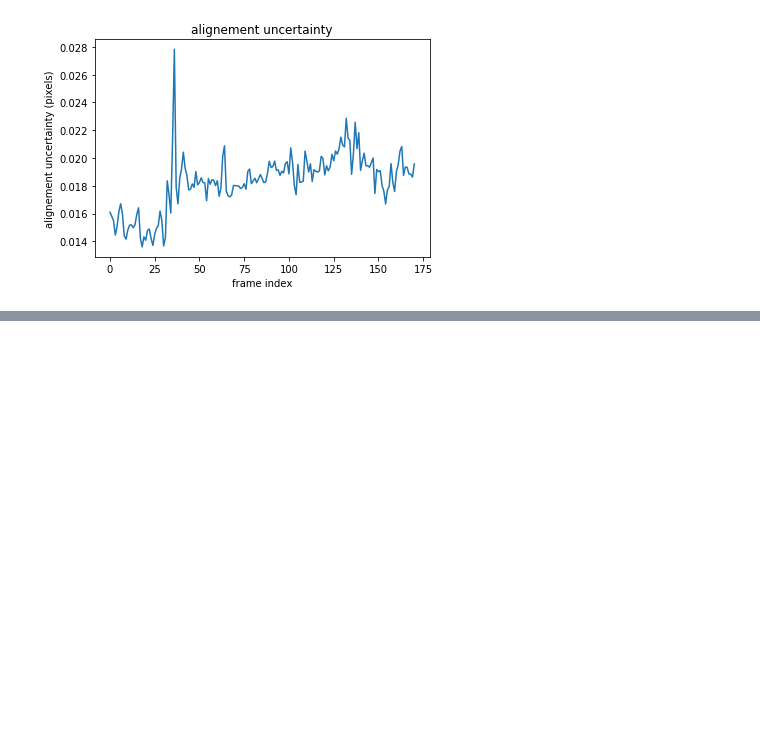
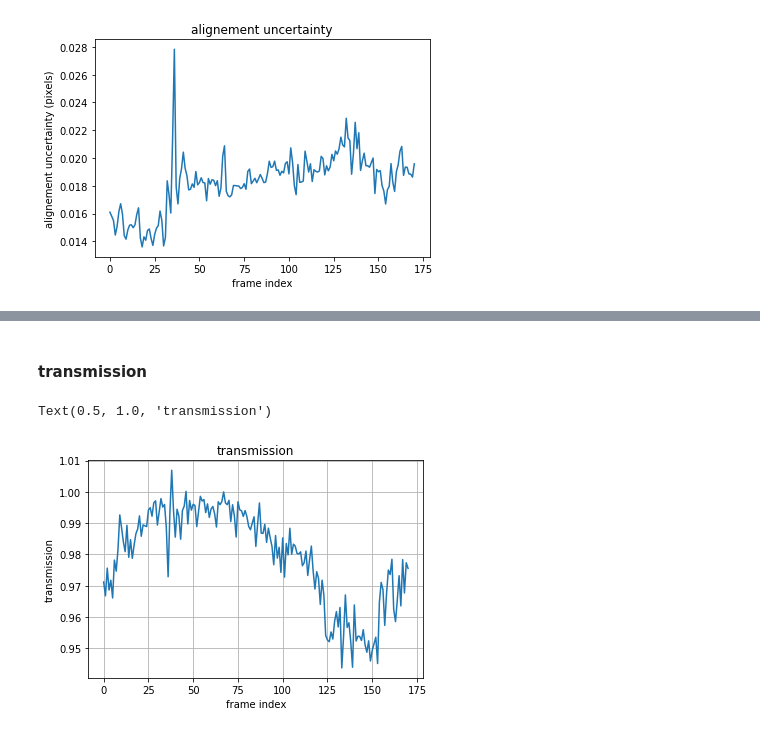
Before and after one commit to thomasorb/orbs, a Jupyter notebook: docs/science_cube.ipynb, the cells around one changed output, grey strips where cells are left out. Drawn from its saved outputs; the diff is of its cells as text; code cells hidden in the pictures; blank space fills up the shorter version.

```diff
--- a/docs/science_cube.ipynb
+++ b/docs/science_cube.ipynb
@@ -99,0 +106,14 @@ Text(0.5, 1.0, 'alignement uncertainty')
+# %% [markdown]
+#### transmission
+# %%
+import orb.utils.io
+import pylab as pl
+trans = orb.utils.io.read_fits('/reductions2/sitelle/M95/SN1/science/M95_SN1/MERGED/M95_SN1.merged.InterferogramMerger.transmission_vector.fits')
+pl.plot(trans)
+pl.ylabel('transmission')
+pl.xlabel('frame index')
+pl.grid()
+pl.title('transmission')
+# %% [output]
+Text(0.5, 1.0, 'transmission')
+[figure, added]
```
Also changed, not shown: parts of 28 cells of this notebook, 38 other files.
